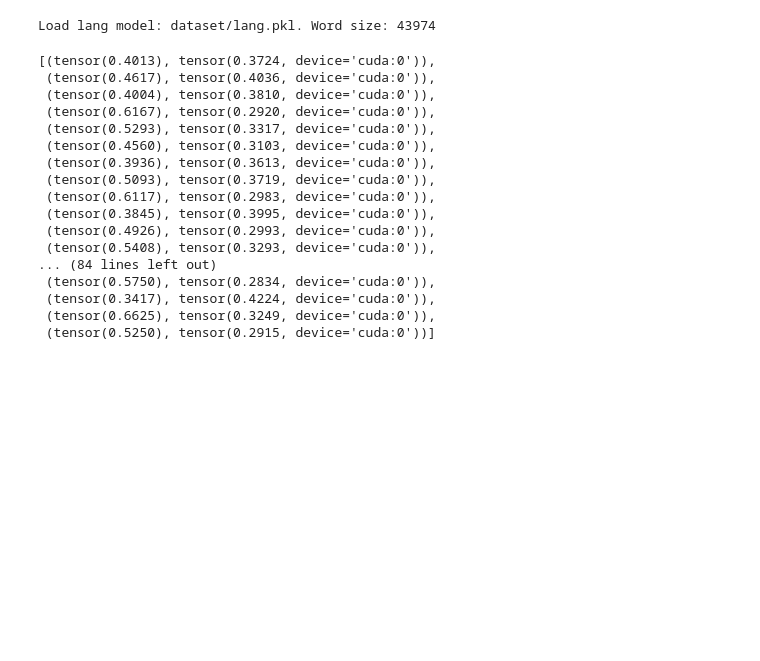
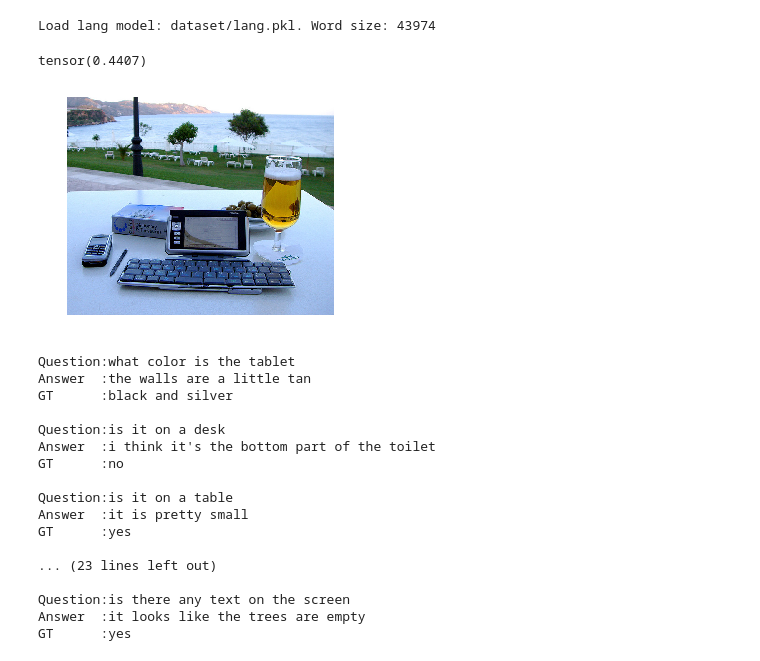
Before and after one commit to strongball/Visdialog, a Jupyter notebook: VQADualFeature.ipynb, the cells around one changed output. Saved outputs shown, nothing was run; the diff lists cells and outputs as text; code cells hidden in the pictures; blank space fills up the shorter version.

```diff
--- a/VQADualFeature.ipynb
+++ b/VQADualFeature.ipynb
@@ -54,4 +57,4 @@ sentence_setting = {
 
 model = VQADualModel(image_setting, sentence_setting).to(DEVICE)
 # %%
-model = torch.load("VQAFeature/models/dualfix/VQAmodel.2.pth").to(DEVICE).eval()
+model = torch.load("VQAFeature/models/fulldual2/VQAmodel.8.pth").to(DEVICE).eval()
@@ -73,33 +61,18 @@ class Gesd(torch.nn.Module):
 # %%
 from tqdm import tqdm
+mrrs = []
 scores = []
 for i in tqdm(range(100)):
-    data = VisDialDataset.collate_fn(dataset[i:i+1])
+    data = VisDialDataset.collate_fn(dataset[i*10:i*10+1])
     images_t, questions_t, answers_t, label_t = setDualData(data, lang, DEVICE, negsimple=0)
     iq_outputs = model.imageQuestion(images_t, questions_t)
     a_outputs = model.answer(answers_t)
-    scores.append(eval(iq_outputs, a_outputs))
-# torch.stack(scores).mean()
+    mrr, score = eval(iq_outputs, a_outputs)
+    mrrs.append(mrr)
+    scores.append(score)
+torch.stack(mrrs).mean()
+# %% [output]
+tensor(0.4407)
-# %%
-scores
-# %% [output]
-[(tensor(0.4013), tensor(0.3724, device='cuda:0')),
- (tensor(0.4617), tensor(0.4036, device='cuda:0')),
- (tensor(0.4004), tensor(0.3810, device='cuda:0')),
- (tensor(0.6167), tensor(0.2920, device='cuda:0')),
- (tensor(0.5293), tensor(0.3317, device='cuda:0')),
- (tensor(0.4560), tensor(0.3103, device='cuda:0')),
- (tensor(0.3936), tensor(0.3613, device='cuda:0')),
- (tensor(0.5093), tensor(0.3719, device='cuda:0')),
- (tensor(0.6117), tensor(0.2983, device='cuda:0')),
- (tensor(0.3845), tensor(0.3995, device='cuda:0')),
- (tensor(0.4926), tensor(0.2993, device='cuda:0')),
- (tensor(0.5408), tensor(0.3293, device='cuda:0')),
-... (84 lines left out)
- (tensor(0.5750), tensor(0.2834, device='cuda:0')),
- (tensor(0.3417), tensor(0.4224, device='cuda:0')),
- (tensor(0.6625), tensor(0.3249, device='cuda:0')),
- (tensor(0.5250), tensor(0.2915, device='cuda:0'))]
 # %%
 def eval(inputs, targets):
     #inputs: batch * feature
@@ -120,0 +92,38 @@ idx = eval(outputs, answers_t)
+# %%
+decodeModel = torch.load("SentenceDecode/models/20dualans/DecodeModel.49.pth")
+# %%
+data = dataset[15]
+bs = BeamSearch(model.imageQuestion, decodeModel, lang, DEVICE, 1)
+answers_p = []
+for question, answer in zip(data["questions"], data["answers"]):
+    ans, probs = bs.predit(input_imgs=cnnTransforms(data["image"]).unsqueeze(0).to(DEVICE),
+                           input_questions=[question.to(DEVICE)])
+    answers_p.append({
+        "question": lang.vectorToSentence(question.numpy()),
+        "answer": ans,
+        "answer_GT": lang.vectorToSentence(answer.numpy())
+    })
+plt.axis('off')
+plt.imshow(data["image"])
+plt.show()
+for r in answers_p:
+    print("Question:{}\nAnswer\t:{}\nGT\t:{}\n".format(r["question"], r["answer"], r["answer_GT"]))
+# %% [output]
+[figure, added]
+Question:what color is the tablet
+Answer  :the walls are a little tan
+GT      :black and silver
+
+Question:is it on a desk
+Answer  :i think it's the bottom part of the toilet
+GT      :no
+
+Question:is it on a table
+Answer  :it is pretty small
+GT      :yes
+
+... (23 lines left out)
+
+Question:is there any text on the screen
+Answer  :it looks like the trees are empty
+GT      :yes
```
Also changed, not shown: parts of 8 cells of this notebook, 11 other files.
